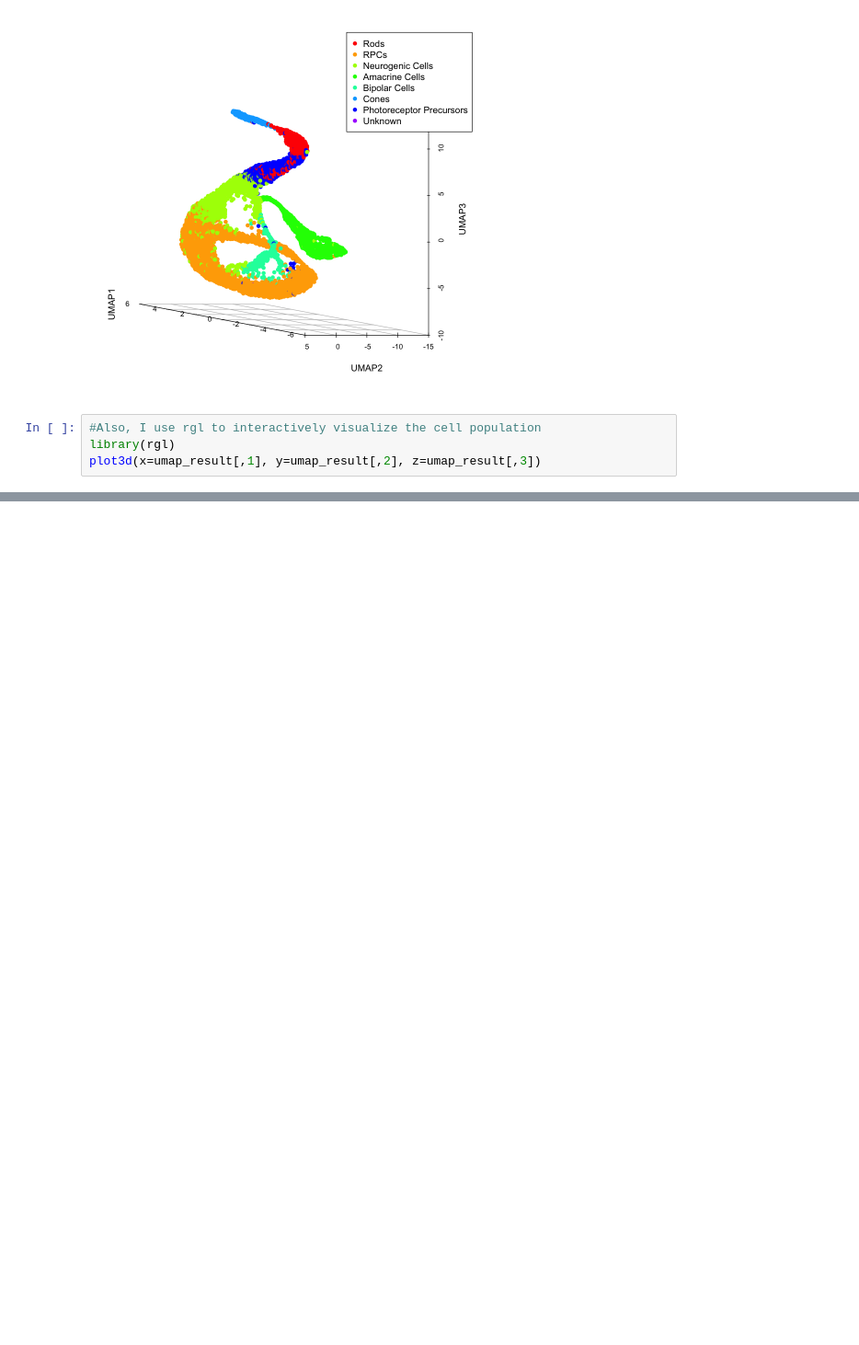
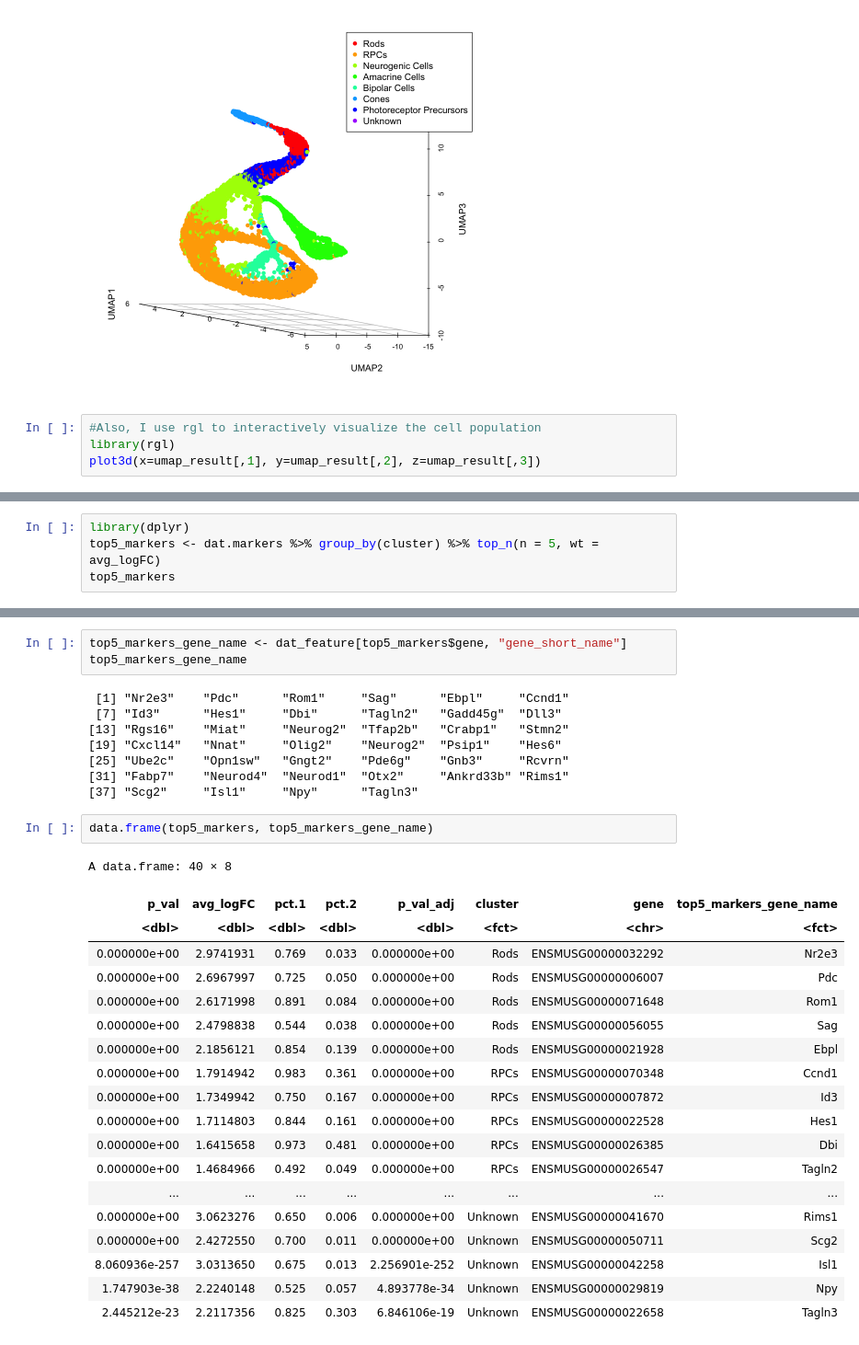
Before and after one commit to ironman-tetsuo/Introduction_to_scRNA-seq, a Jupyter notebook: 1_Clark_P2_Retina/Clark_P2_Retina.ipynb, the cells around one changed output, grey strips where cells are left out. Shown at 92% size. Saved outputs shown, nothing was run; the diff lists cells and outputs as text; blank space fills up the shorter version.

```diff
--- a/1_Clark_P2_Retina/Clark_P2_Retina.ipynb
+++ b/1_Clark_P2_Retina/Clark_P2_Retina.ipynb
@@ -568,0 +594,4 @@ plot3d(x=umap_result[,1], y=umap_result[,2], z=umap_result[,3])
+# %%
+library(dplyr)
+top5_markers <- dat.markers %>% group_by(cluster) %>% top_n(n = 5, wt = avg_logFC)
+top5_markers
@@ -568,0 +618,33 @@ plot3d(x=umap_result[,1], y=umap_result[,2], z=umap_result[,3])
+# %%
+top5_markers_gene_name <- dat_feature[top5_markers$gene, "gene_short_name"]
+top5_markers_gene_name
+# %% [output]
+ [1] "Nr2e3"    "Pdc"      "Rom1"     "Sag"      "Ebpl"     "Ccnd1"
+ [7] "Id3"      "Hes1"     "Dbi"      "Tagln2"   "Gadd45g"  "Dll3"
+[13] "Rgs16"    "Miat"     "Neurog2"  "Tfap2b"   "Crabp1"   "Stmn2"
+[19] "Cxcl14"   "Nnat"     "Olig2"    "Neurog2"  "Psip1"    "Hes6"
+[25] "Ube2c"    "Opn1sw"   "Gngt2"    "Pde6g"    "Gnb3"     "Rcvrn"
+[31] "Fabp7"    "Neurod4"  "Neurod1"  "Otx2"     "Ankrd33b" "Rims1"
+[37] "Scg2"     "Isl1"     "Npy"      "Tagln3"
+# %%
+data.frame(top5_markers, top5_markers_gene_name)
+# %% [output]
+A data.frame: 40 × 8
+| p_val | avg_logFC | pct.1 | pct.2 | p_val_adj | cluster | gene | top5_markers_gene_name |
+| <dbl> | <dbl> | <dbl> | <dbl> | <dbl> | <fct> | <chr> | <fct> |
+| 0.000000e+00 | 2.9741931 | 0.769 | 0.033 | 0.000000e+00 | Rods | ENSMUSG00000032292 | Nr2e3 |
+| 0.000000e+00 | 2.6967997 | 0.725 | 0.050 | 0.000000e+00 | Rods | ENSMUSG00000006007 | Pdc |
+| 0.000000e+00 | 2.6171998 | 0.891 | 0.084 | 0.000000e+00 | Rods | ENSMUSG00000071648 | Rom1 |
+| 0.000000e+00 | 2.4798838 | 0.544 | 0.038 | 0.000000e+00 | Rods | ENSMUSG00000056055 | Sag |
+| 0.000000e+00 | 2.1856121 | 0.854 | 0.139 | 0.000000e+00 | Rods | ENSMUSG00000021928 | Ebpl |
+| 0.000000e+00 | 1.7914942 | 0.983 | 0.361 | 0.000000e+00 | RPCs | ENSMUSG00000070348 | Ccnd1 |
+| 0.000000e+00 | 1.7349942 | 0.750 | 0.167 | 0.000000e+00 | RPCs | ENSMUSG00000007872 | Id3 |
+| 0.000000e+00 | 1.7114803 | 0.844 | 0.161 | 0.000000e+00 | RPCs | ENSMUSG00000022528 | Hes1 |
+| 0.000000e+00 | 1.6415658 | 0.973 | 0.481 | 0.000000e+00 | RPCs | ENSMUSG00000026385 | Dbi |
+| 0.000000e+00 | 1.4684966 | 0.492 | 0.049 | 0.000000e+00 | RPCs | ENSMUSG00000026547 | Tagln2 |
+| ... | ... | ... | ... | ... | ... | ... | ... |
+| 0.000000e+00 | 3.0623276 | 0.650 | 0.006 | 0.000000e+00 | Unknown | ENSMUSG00000041670 | Rims1 |
+| 0.000000e+00 | 2.4272550 | 0.700 | 0.011 | 0.000000e+00 | Unknown | ENSMUSG00000050711 | Scg2 |
+| 8.060936e-257 | 3.0313650 | 0.675 | 0.013 | 2.256901e-252 | Unknown | ENSMUSG00000042258 | Isl1 |
+| 1.747903e-38 | 2.2240148 | 0.525 | 0.057 | 4.893778e-34 | Unknown | ENSMUSG00000029819 | Npy |
+| 2.445212e-23 | 2.2117356 | 0.825 | 0.303 | 6.846106e-19 | Unknown | ENSMUSG00000022658 | Tagln3 |
```
Also changed, not shown: parts of 10 cells of this notebook.
